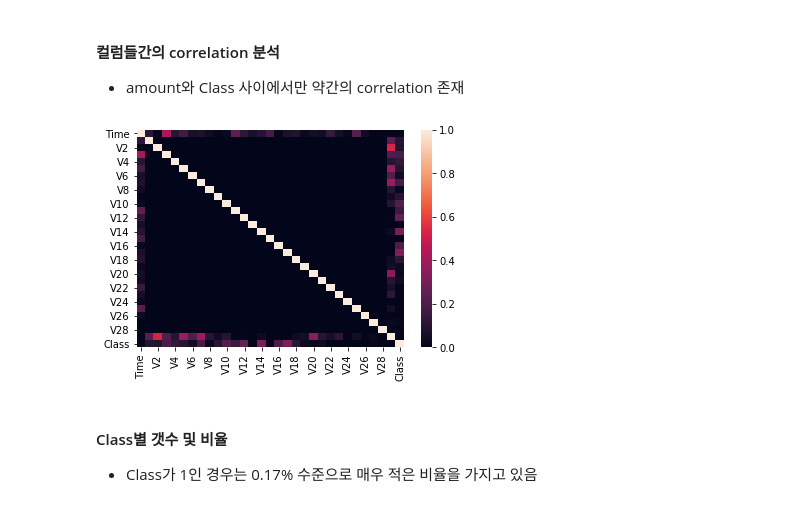
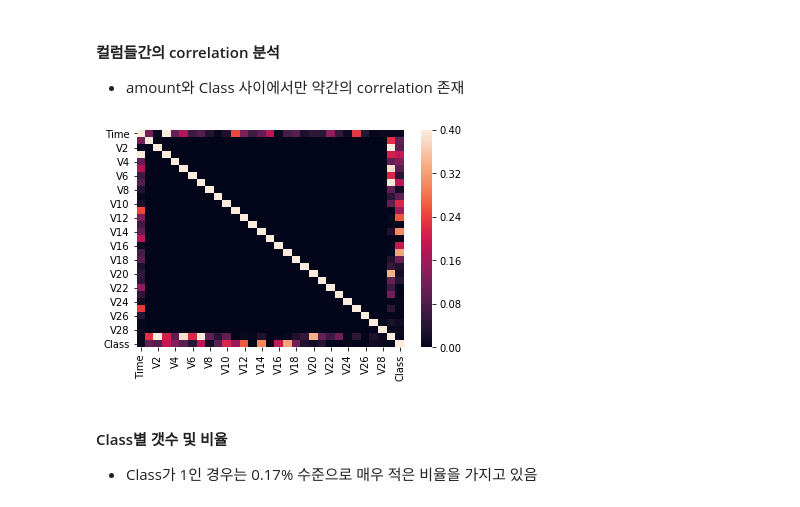
Before and after one commit to sangqkim/DS2, a Jupyter notebook: Python II/HW2/김상규/team_04_hw2_32_A.ipynb, the cells around one changed output. Drawn from its saved outputs; the diff is of its cells as text; code cells hidden in the pictures.

```diff
--- a/Python II/HW2/김상규/team_04_hw2_32_A.ipynb
+++ b/Python II/HW2/김상규/team_04_hw2_32_A.ipynb
@@ -82,10 +83,10 @@ for i in range(5):
 - amount와 Class 사이에서만 약간의 correlation 존재
 # %%
 df_corr = df.corr()
-ax = sns.heatmap(abs(df_corr), vmin=0, vmax=1)
+ax = sns.heatmap(abs(df_corr), vmin=0, vmax=0.4)
 plt.show()
 # %% [output]
-[figure, old version]
+[figure, new version]
 # %% [markdown]
 #### Class별 갯수 및 비율
 - Class가 1인 경우는 0.17% 수준으로 매우 적은 비율을 가지고 있음
```
Also changed, not shown: parts of 13 cells of this notebook, 1 other file.
